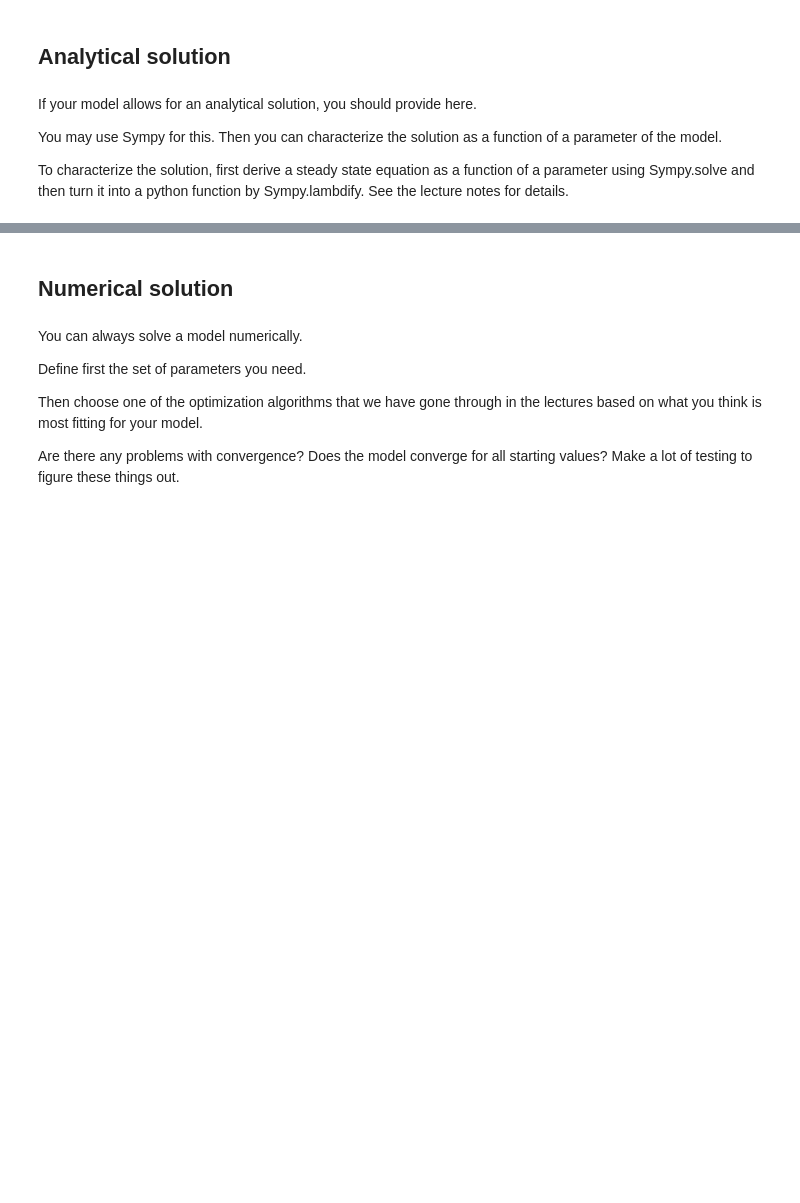
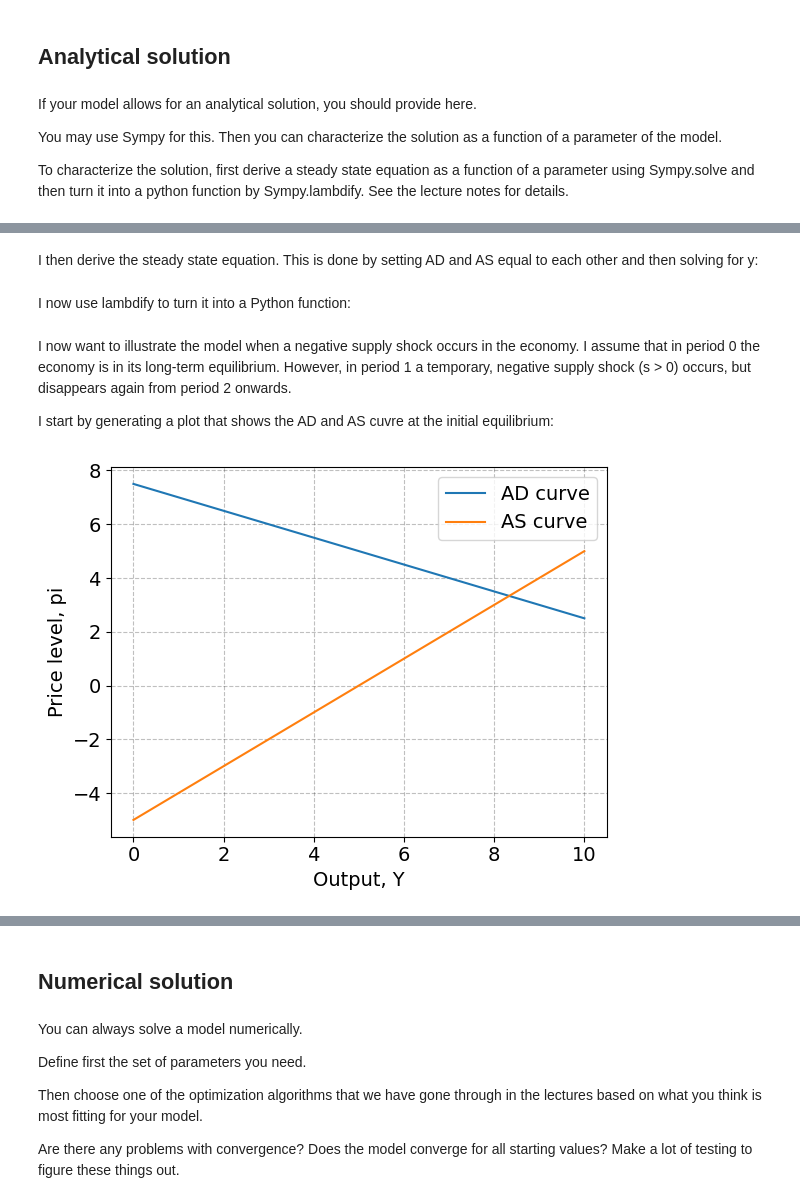
Before and after one commit to NumEconCopenhagen/projects-2023-lnp953, a Jupyter notebook: modelproject/modelproject.ipynb, the cells around one changed output, grey strips where cells are left out. Cells and saved outputs as stored; diff of their text form; code cells hidden in the pictures; blank space fills up the shorter version.

```diff
--- a/modelproject/modelproject.ipynb
+++ b/modelproject/modelproject.ipynb
@@ -49,0 +110,14 @@ To characterize the solution, first derive a steady state equation as a function
+# %%
+#Defining the symbols using sympy
+y, pi, g, b, alpha1, alpha2, h, s, y_bar, pi_star = sm.symbols('y pi g b alpha1 alpha2 h s y_bar pi_star')
+
+#Defining the AD-curve
+z = alpha1/(1 + alpha2*b)*(g - y_bar)
+alpha = alpha2*h/(1 + alpha2*b)
+AD = y - y_bar - alpha*(pi - pi_star) - z
+
+#Defining the AS-curve
+gamma = sm.symbols('gamma')
+AS = pi - pi_star + gamma*(y - y_bar) + s
+# %% [markdown]
+I then derive the steady state equation. This is done by setting AD and AS equal to each other and then solving for y:
@@ -49,0 +127,2 @@ To characterize the solution, first derive a steady state equation as a function
+# %% [markdown]
+I now use lambdify to turn it into a Python function:
@@ -49,0 +134,38 @@ To characterize the solution, first derive a steady state equation as a function
+# %% [markdown]
+I now want to illustrate the model when a negative supply shock occurs in the economy. I assume that in period 0 the economy is in its long-term equilibrium. However, in period 1 a temporary, negative supply shock (s > 0) occurs, but disappears again from period 2 onwards.
+
+I start by generating a plot that shows the AD and AS cuvre at the initial equilibrium:
+# %%
+
+# Define parameters
+alpha_1 = 1
+alpha_2 = 1
+h = 1
+b = 1
+gamma = 1
+s = 0
+
+# Define functions for AD and AS curves
+def AD(Y, pi, pi_star, g, Y_bar):
+    z = (alpha_1 / (1 + alpha_2 * b)) * (g - Y_bar)
+    alpha = (alpha_2 * h) / (1 + alpha_2 * b)
+    return Y_bar + z - alpha * (pi - pi_star)
+
+def AS(Y, pi, pi_1, s, Y_bar):
+    return pi_1 + gamma * (Y - Y_bar) + s
+
+# Plot AD and AS curves
+Y_vals = np.linspace(0, 10, 100)
+pi_vals = np.linspace(-5, 5, 100)
+
+AD_curve = AD(Y_vals, pi_vals, 0, 5, 5)
+AS_curve = AS(Y_vals, pi_vals, 0, s, 5)
+
+plt.plot(Y_vals, AD_curve, label='AD curve')
+plt.plot(Y_vals, AS_curve, label='AS curve')
+plt.xlabel('Output, Y')
+plt.ylabel('Price level, pi')
+plt.legend()
+plt.show()
+# %% [output]
+[figure, added]
```
Also changed, not shown: parts of 8 cells of this notebook.
